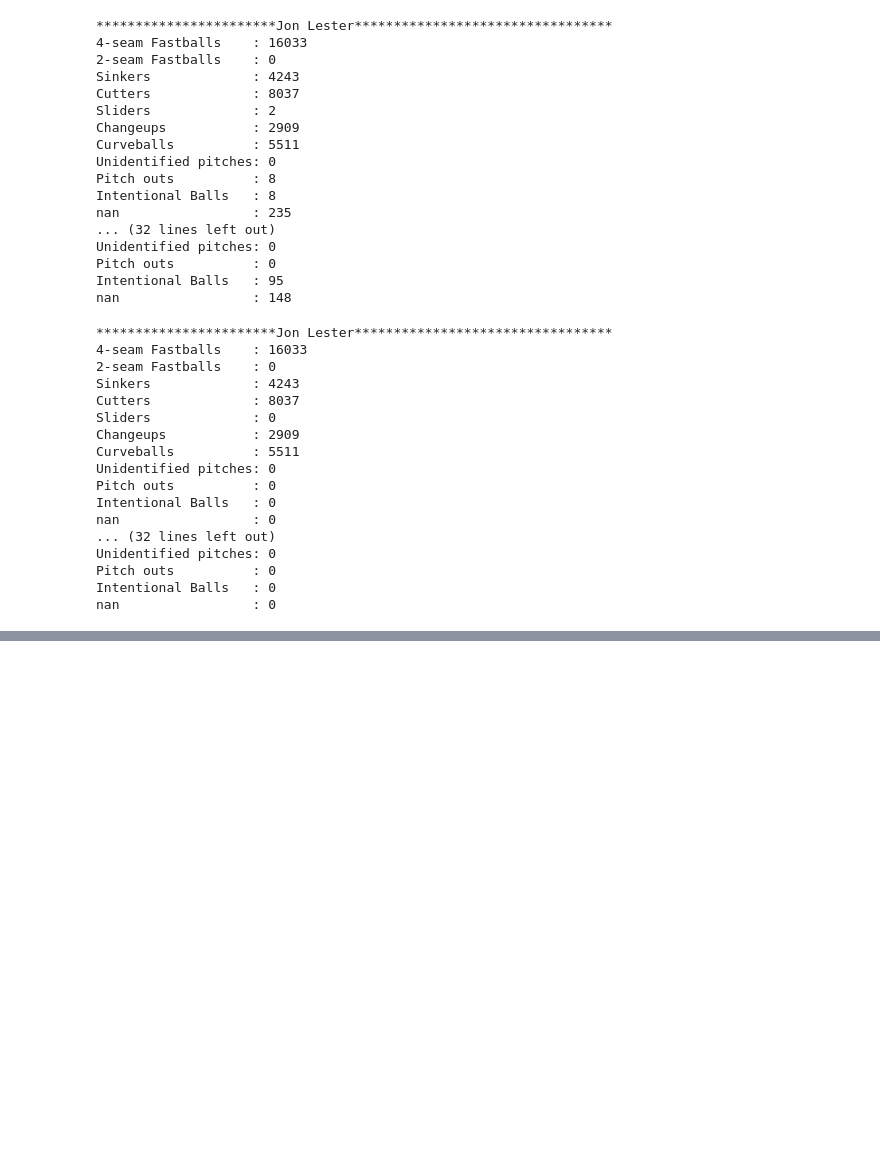
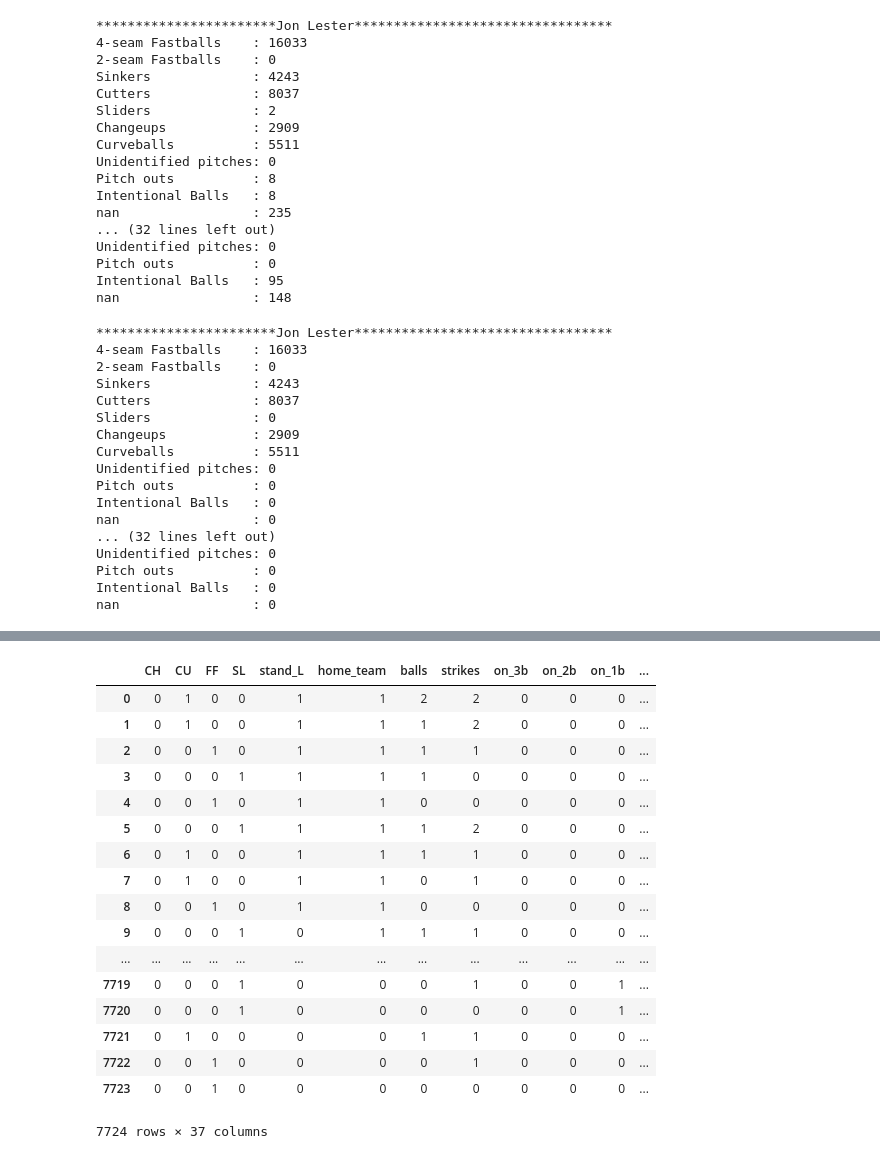
Before and after one commit to zacharyssims/CIS472_project, a Jupyter notebook: CIS472 Project-Data.ipynb, the cells around one changed output, grey strips where cells are left out. Saved outputs shown, nothing was run; the diff lists cells and outputs as text; code cells hidden in the pictures; blank space fills up the shorter version.

```diff
--- a/CIS472 Project-Data.ipynb
+++ b/CIS472 Project-Data.ipynb
@@ -629,0 +402,16 @@ hamels = hamels.csv('~/Downloads/hamels_data.csv')
+# %%
+hamels_test = hamels.copy()
+verlander_test = verlander.copy()
+scherzer_test = scherzer.copy()
+lester_test = lester.copy()
+# %%
+pitchers = [verlander,lester,hamels,scherzer]
+test = [verlander_test,lester_test,hamels_test,scherzer_test]
+for pitcher in pitchers:
+    for index,row in pitcher.iterrows():
+        if row["game_year"] in [2017,2018,2019]:
+            pitcher.drop(index,inplace=True)
+hamels.reset_index(inplace=True)
+verlander.reset_index(inplace=True)
+scherzer.reset_index(inplace=True)
+lester.reset_index(inplace=True)
@@ -629,0 +427,3 @@ hamels = hamels.csv('~/Downloads/hamels_data.csv')
+# %%
+verlander,lester,hamels,scherzer = pitchers
+verlander_test,lester_test,hamels_test,scherzer_test = test
@@ -629,0 +452,13 @@ hamels = hamels.csv('~/Downloads/hamels_data.csv')
+# %%
+pitchers = [verlander_test,lester_test,hamels_test,scherzer_test]
+for pitcher in pitchers:
+    for index,row in pitcher.iterrows():
+        if row["pfx_x"] != row["pfx_x"]\
+        or row["pfx_z"] != row["pfx_z"]\
+        or row["plate_x"] != row["plate_x"]\
+        or row["plate_z"] != row["plate_z"]:
+            pitcher.drop(index,inplace=True)
+hamels_test.reset_index(inplace=True)
+verlander_test.reset_index(inplace=True)
+scherzer_test.reset_index(inplace=True)
+lester_test.reset_index(inplace=True)
@@ -629,0 +469,21 @@ hamels = hamels.csv('~/Downloads/hamels_data.csv')
+# %%
+verlander_test
+# %% [output]
+|  | CH | CU | FF | SL | stand_L | home_team | balls | strikes | on_3b | on_2b | on_1b | ... |
+| 0 | 0 | 1 | 0 | 0 | 1 | 1 | 2 | 2 | 0 | 0 | 0 | ... |
+| 1 | 0 | 1 | 0 | 0 | 1 | 1 | 1 | 2 | 0 | 0 | 0 | ... |
+| 2 | 0 | 0 | 1 | 0 | 1 | 1 | 1 | 1 | 0 | 0 | 0 | ... |
+| 3 | 0 | 0 | 0 | 1 | 1 | 1 | 1 | 0 | 0 | 0 | 0 | ... |
+| 4 | 0 | 0 | 1 | 0 | 1 | 1 | 0 | 0 | 0 | 0 | 0 | ... |
+| 5 | 0 | 0 | 0 | 1 | 1 | 1 | 1 | 2 | 0 | 0 | 0 | ... |
+| 6 | 0 | 1 | 0 | 0 | 1 | 1 | 1 | 1 | 0 | 0 | 0 | ... |
+| 7 | 0 | 1 | 0 | 0 | 1 | 1 | 0 | 1 | 0 | 0 | 0 | ... |
+| 8 | 0 | 0 | 1 | 0 | 1 | 1 | 0 | 0 | 0 | 0 | 0 | ... |
+| 9 | 0 | 0 | 0 | 1 | 0 | 1 | 1 | 1 | 0 | 0 | 0 | ... |
+| ... | ... | ... | ... | ... | ... | ... | ... | ... | ... | ... | ... | ... |
+| 7719 | 0 | 0 | 0 | 1 | 0 | 0 | 0 | 1 | 0 | 0 | 1 | ... |
+| 7720 | 0 | 0 | 0 | 1 | 0 | 0 | 0 | 0 | 0 | 0 | 1 | ... |
+| 7721 | 0 | 1 | 0 | 0 | 0 | 0 | 1 | 1 | 0 | 0 | 0 | ... |
+| 7722 | 0 | 0 | 1 | 0 | 0 | 0 | 0 | 1 | 0 | 0 | 0 | ... |
+| 7723 | 0 | 0 | 1 | 0 | 0 | 0 | 0 | 0 | 0 | 0 | 0 | ... |
+7724 rows × 37 columns
```
Also changed, not shown: parts of 46 cells of this notebook, 15 other files.
